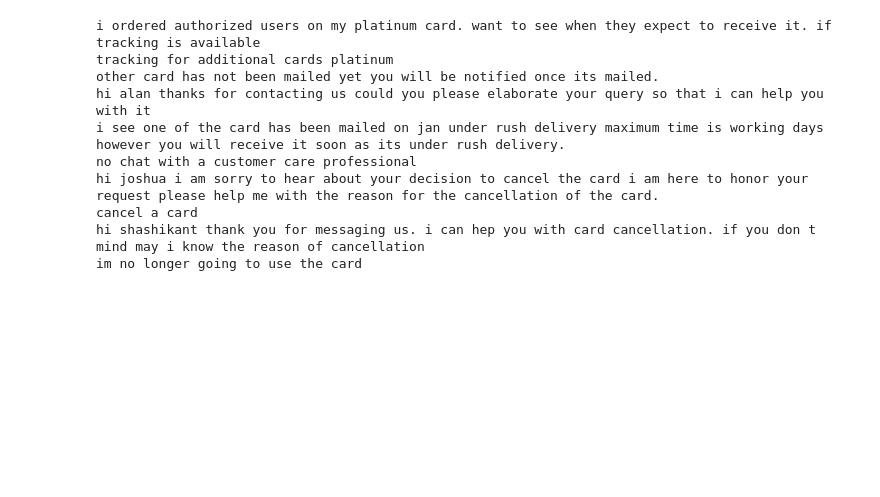
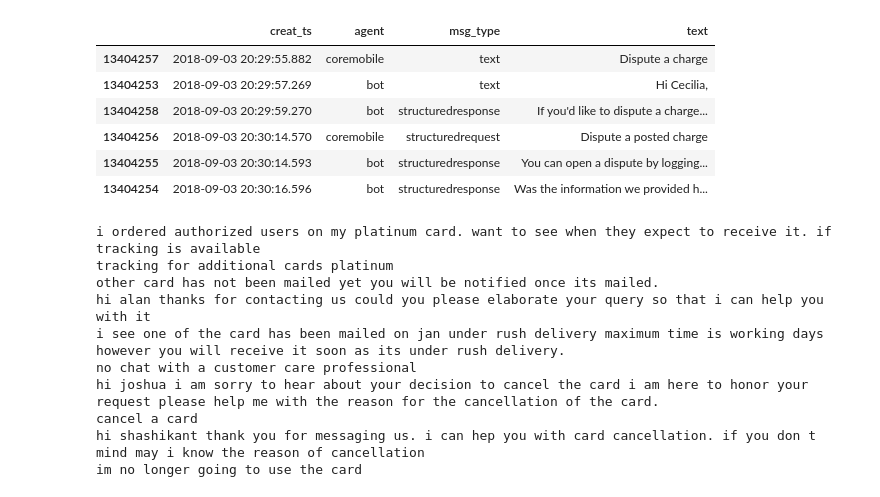
Before and after one commit to billpun/tutorials, a Jupyter notebook: transformer/masked_language_modeling.ipynb, the cells around one changed output. Drawn from its saved outputs; the diff is of its cells as text; code cells hidden in the pictures; blank space fills up the shorter version.

```diff
--- a/transformer/masked_language_modeling.ipynb
+++ b/transformer/masked_language_modeling.ipynb
@@ -8,0 +120,20 @@ PATH = 'C:/Users/bill/Documents/projects/data/chatbot'
+# %%
+disputes = data[data['intent'] == 'dispute_need']
+# %%
+cnv_ids = disputes['cnv_id'].unique()
+
+def select():
+    cnv_id = random.choice(cnv_ids)
+    out = disputes[disputes['cnv_id'] == cnv_id]
+    out = out.sort_values(by=['creat_ts'])[['creat_ts', 'agent', 'msg_type', 'text']]
+    return out
+# %%
+select()
+# %% [output]
+|  | creat_ts | agent | msg_type | text |
+| 13404257 | 2018-09-03 20:29:55.882 | coremobile | text | Dispute a charge |
+| 13404253 | 2018-09-03 20:29:57.269 | bot | text | Hi Cecilia, |
+| 13404258 | 2018-09-03 20:29:59.270 | bot | structuredresponse | If you'd like to dispute a charge... |
+| 13404256 | 2018-09-03 20:30:14.570 | coremobile | structuredrequest | Dispute a posted charge |
+| 13404255 | 2018-09-03 20:30:14.593 | bot | structuredresponse | You can open a dispute by logging... |
+| 13404254 | 2018-09-03 20:30:16.596 | bot | structuredresponse | Was the information we provided h... |
```
Also changed, not shown: parts of 11 cells of this notebook, 11 other files.
